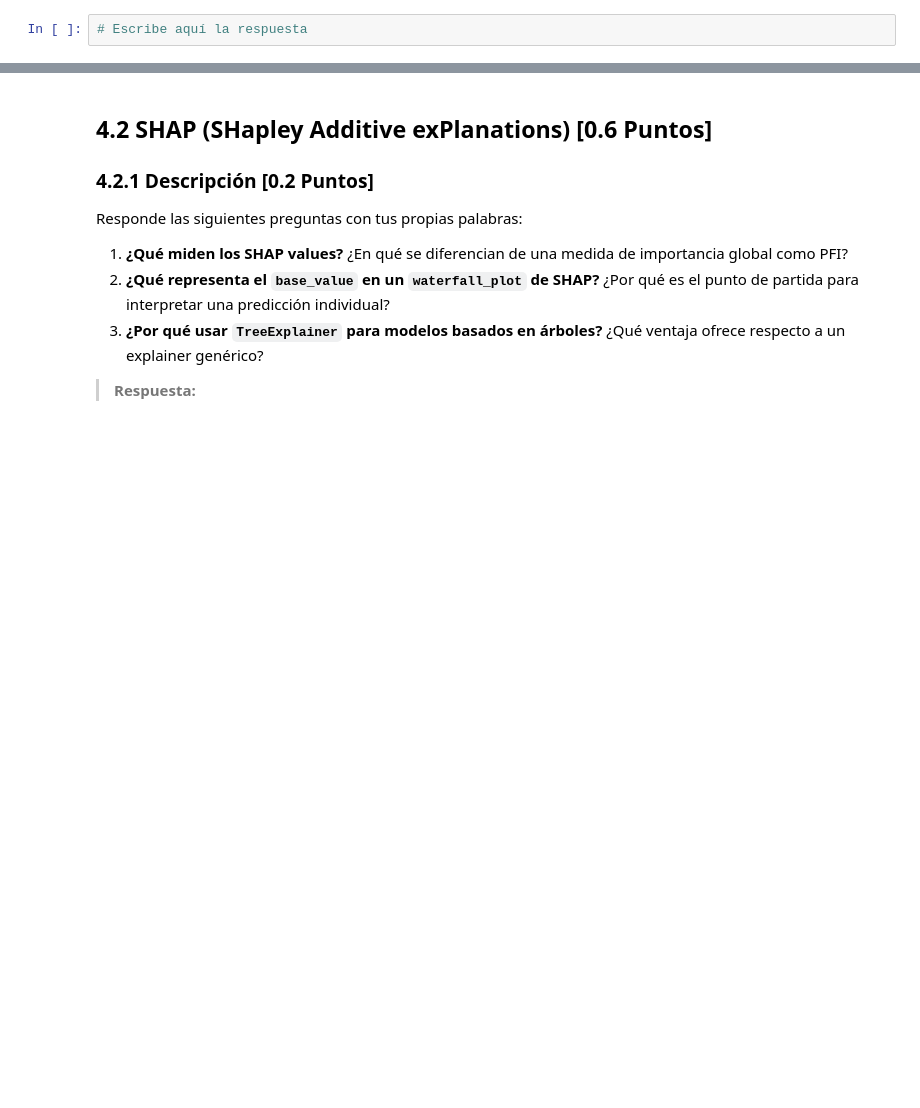
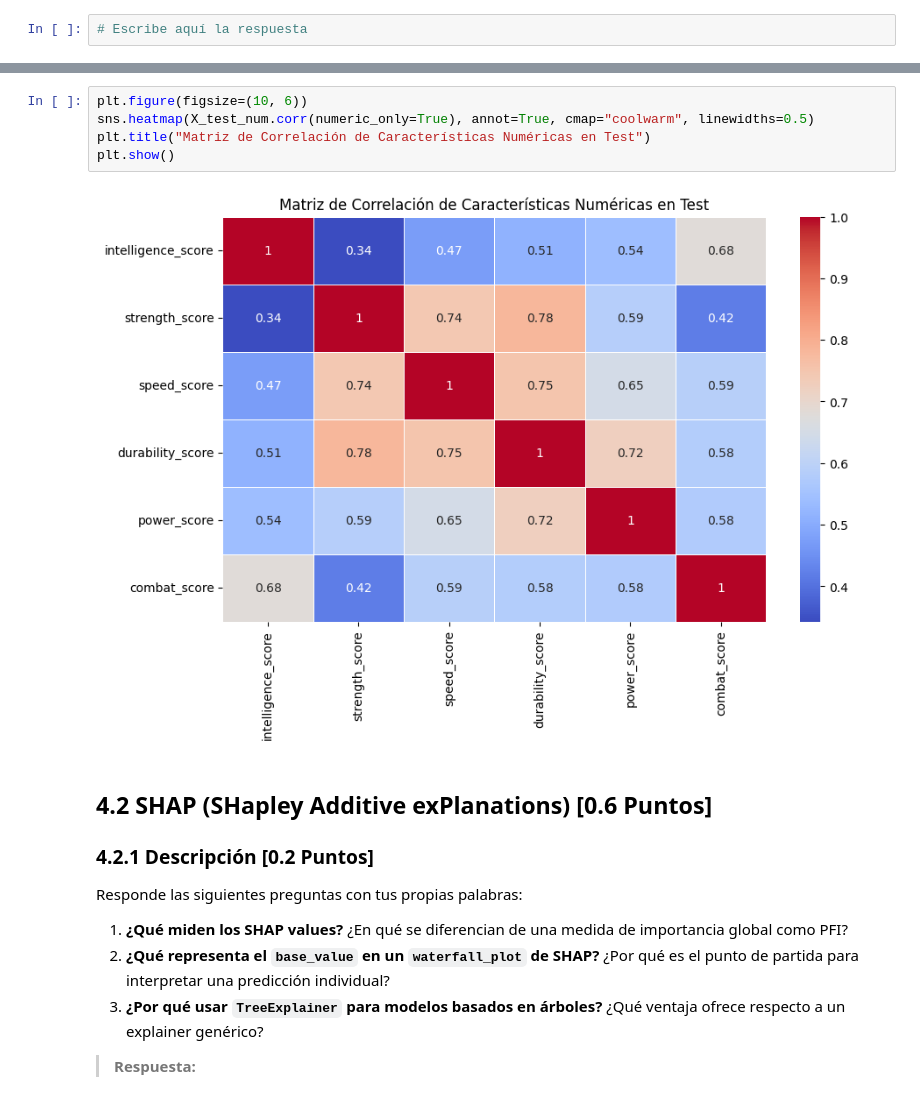
Before and after one commit to BAFCS/MDS7202, a Jupyter notebook: Labs/Lab_7/Lab7_enunciado.ipynb, the cells around one changed output, grey strips where cells are left out. Saved outputs shown, nothing was run; the diff lists cells and outputs as text; blank space fills up the shorter version.

```diff
--- a/Labs/Lab_7/Lab7_enunciado.ipynb
+++ b/Labs/Lab_7/Lab7_enunciado.ipynb
@@ -954,3 +985,10 @@ px.bar(
+# %%
+plt.figure(figsize=(10, 6))
+sns.heatmap(X_test_num.corr(numeric_only=True), annot=True, cmap="coolwarm", linewidths=0.5)
+plt.title("Matriz de Correlación de Características Numéricas en Test")
+plt.show()
+# %% [output]
+[figure, added]
 # %% [markdown]
 ## 4.2 SHAP (SHapley Additive exPlanations) [0.6 Puntos]
 
```
Also changed, not shown: parts of 9 cells of this notebook.
